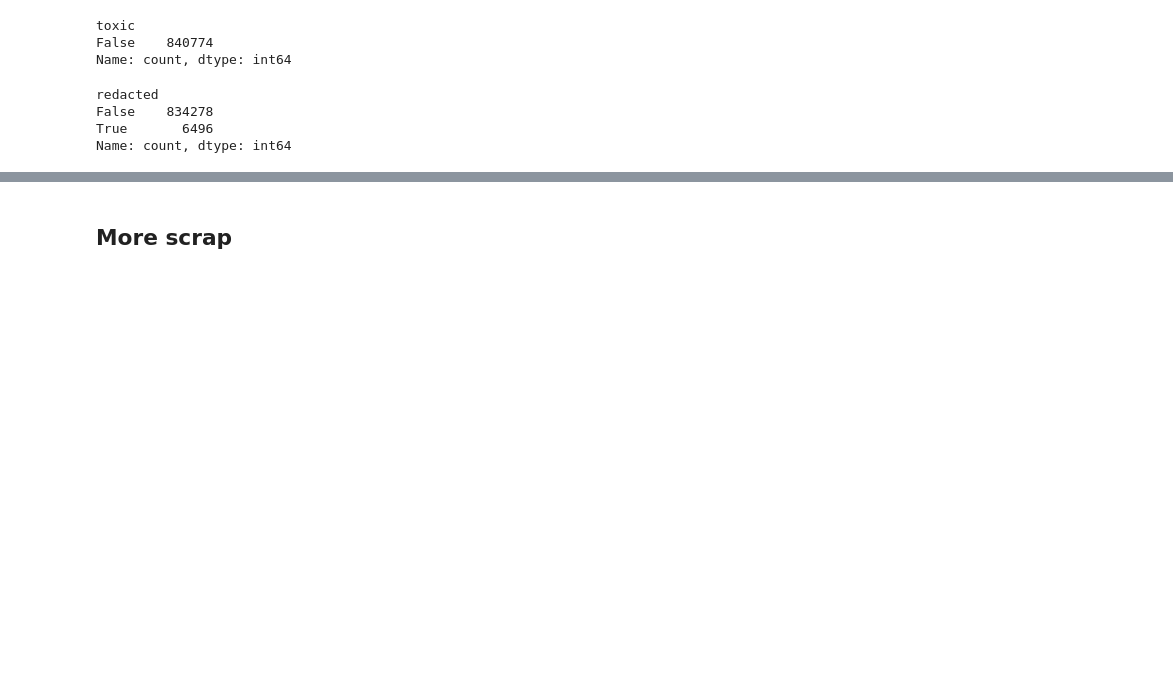
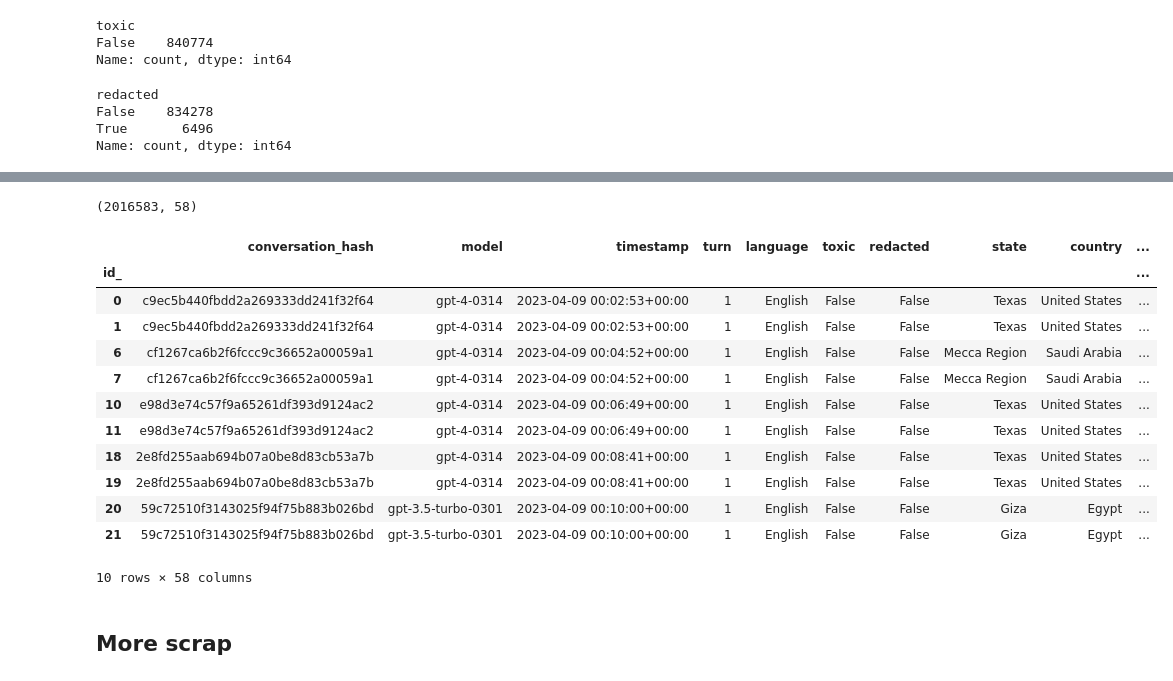
Before and after one commit to thorwhalen/imbed_data_prep, a Jupyter notebook: misc/wildchat.ipynb, the cells around one changed output, grey strips where cells are left out. Cells and saved outputs as stored; diff of their text form; code cells hidden in the pictures; blank space fills up the shorter version.

```diff
--- a/misc/wildchat.ipynb
+++ b/misc/wildchat.ipynb
@@ -498,0 +590,5 @@ Name: count, dtype: int64
+# %%
+fff = '/Users/thorwhalen/Dropbox/_odata/app_data/imbed/saves/wildchat/embeddable_df.parquet'
+embeddable_df = pd.read_parquet(fff)
+print(f"{embeddable_df.shape=}")
+embeddable_df.iloc[0]
@@ -499,3 +667,24 @@ Name: count, dtype: int64
+# %%
+en_df = embeddable_df[embeddable_df['language'] == 'English']
+en_df.shape
+# %% [output]
+(2016583, 58)
+# %%
+en_df.head(10)
+# %% [output]
+|  | conversation_hash | model | timestamp | turn | language | toxic | redacted | state | country | ... |
+| id_ |  |  |  |  |  |  |  |  |  | ... |
+| 0 | c9ec5b440fbdd2a269333dd241f32f64 | gpt-4-0314 | 2023-04-09 00:02:53+00:00 | 1 | English | False | False | Texas | United States | ... |
+| 1 | c9ec5b440fbdd2a269333dd241f32f64 | gpt-4-0314 | 2023-04-09 00:02:53+00:00 | 1 | English | False | False | Texas | United States | ... |
+| 6 | cf1267ca6b2f6fccc9c36652a00059a1 | gpt-4-0314 | 2023-04-09 00:04:52+00:00 | 1 | English | False | False | Mecca Region | Saudi Arabia | ... |
+| 7 | cf1267ca6b2f6fccc9c36652a00059a1 | gpt-4-0314 | 2023-04-09 00:04:52+00:00 | 1 | English | False | False | Mecca Region | Saudi Arabia | ... |
+| 10 | e98d3e74c57f9a65261df393d9124ac2 | gpt-4-0314 | 2023-04-09 00:06:49+00:00 | 1 | English | False | False | Texas | United States | ... |
+| 11 | e98d3e74c57f9a65261df393d9124ac2 | gpt-4-0314 | 2023-04-09 00:06:49+00:00 | 1 | English | False | False | Texas | United States | ... |
+| 18 | 2e8fd255aab694b07a0be8d83cb53a7b | gpt-4-0314 | 2023-04-09 00:08:41+00:00 | 1 | English | False | False | Texas | United States | ... |
+| 19 | 2e8fd255aab694b07a0be8d83cb53a7b | gpt-4-0314 | 2023-04-09 00:08:41+00:00 | 1 | English | False | False | Texas | United States | ... |
+| 20 | 59c72510f3143025f94f75b883b026bd | gpt-3.5-turbo-0301 | 2023-04-09 00:10:00+00:00 | 1 | English | False | False | Giza | Egypt | ... |
+| 21 | 59c72510f3143025f94f75b883b026bd | gpt-3.5-turbo-0301 | 2023-04-09 00:10:00+00:00 | 1 | English | False | False | Giza | Egypt | ... |
+10 rows × 58 columns
 # %% [markdown]
 ## More scrap
 # %%
```
Also changed, not shown: parts of 19 cells of this notebook, 37 other files.
